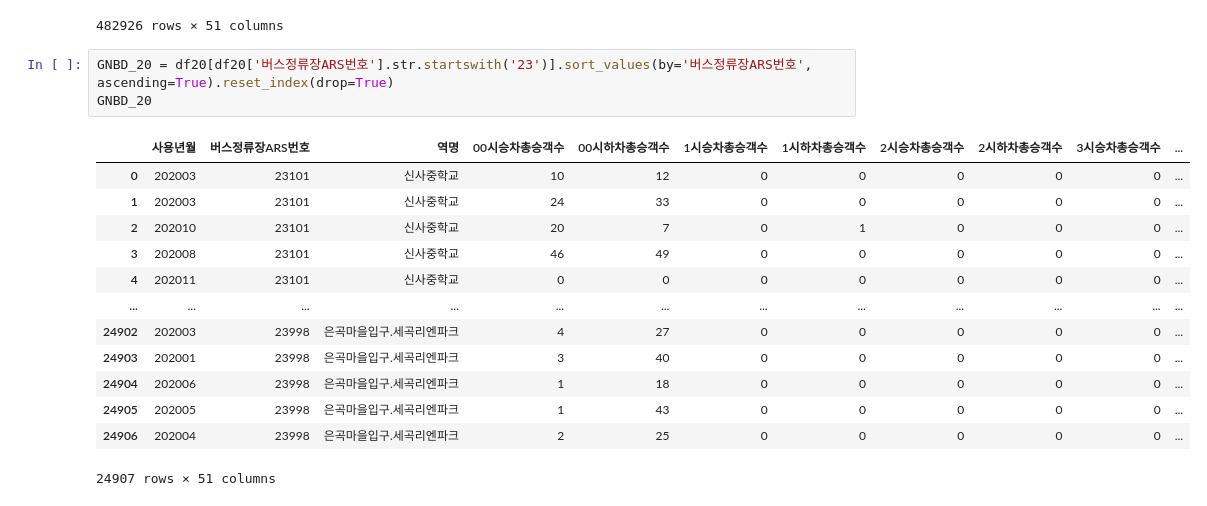
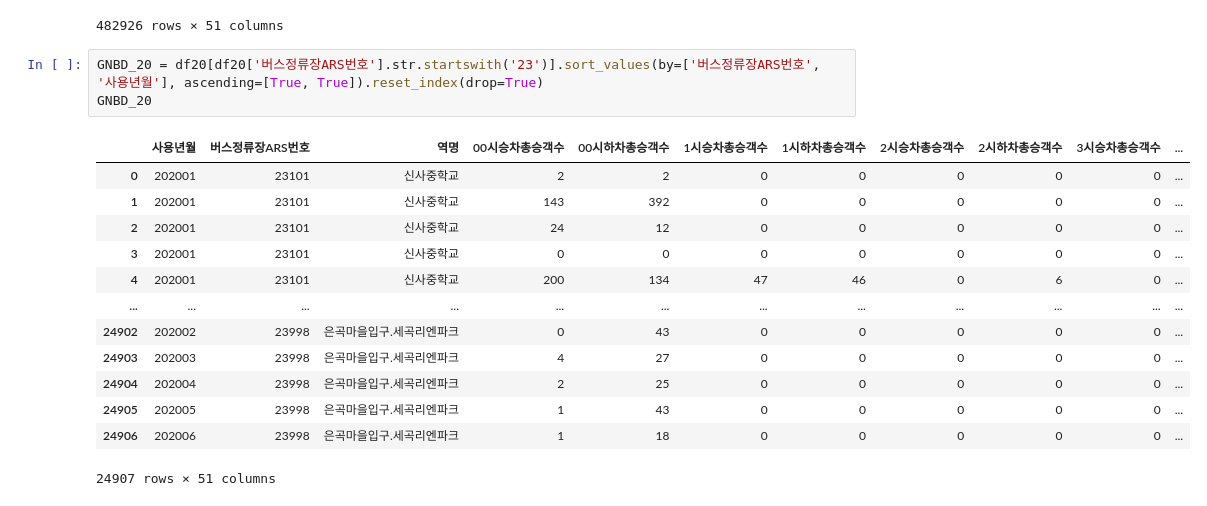
Before and after one commit to GyudongHan/Project_1, a Jupyter notebook: make_2020-2022.ipynb, the cells around one changed output. Cells and saved outputs as stored; diff of their text form.

```diff
--- a/make_2020-2022.ipynb
+++ b/make_2020-2022.ipynb
@@ -306,20 +307,20 @@ df22
 | 482985 | 202212 | 30745 | 초롱꽃마을13단지(00009) | 28.0 | 2.0 | 8.0 | ... |
 482926 rows × 51 columns
 # %%
-GNBD_20 = df20[df20['버스정류장ARS번호'].str.startswith('23')].sort_values(by='버스정류장ARS번호', ascending=True).reset_index(drop=True)
+GNBD_20 = df20[df20['버스정류장ARS번호'].str.startswith('23')].sort_values(by=['버스정류장ARS번호', '사용년월'], ascending=[True, True]).reset_index(drop=True)
 GNBD_20
 # %% [output]
 |  | 사용년월 | 버스정류장ARS번호 | 역명 | 00시승차총승객수 | 00시하차총승객수 | 1시승차총승객수 | 1시하차총승객수 | 2시승차총승객수 | 2시하차총승객수 | 3시승차총승객수 | ... |
-| 0 | 202003 | 23101 | 신사중학교 | 10 | 12 | 0 | 0 | 0 | 0 | 0 | ... |
-| 1 | 202003 | 23101 | 신사중학교 | 24 | 33 | 0 | 0 | 0 | 0 | 0 | ... |
-| 2 | 202010 | 23101 | 신사중학교 | 20 | 7 | 0 | 1 | 0 | 0 | 0 | ... |
-| 3 | 202008 | 23101 | 신사중학교 | 46 | 49 | 0 | 0 | 0 | 0 | 0 | ... |
-| 4 | 202011 | 23101 | 신사중학교 | 0 | 0 | 0 | 0 | 0 | 0 | 0 | ... |
+| 0 | 202001 | 23101 | 신사중학교 | 2 | 2 | 0 | 0 | 0 | 0 | 0 | ... |
+| 1 | 202001 | 23101 | 신사중학교 | 143 | 392 | 0 | 0 | 0 | 0 | 0 | ... |
+| 2 | 202001 | 23101 | 신사중학교 | 24 | 12 | 0 | 0 | 0 | 0 | 0 | ... |
+| 3 | 202001 | 23101 | 신사중학교 | 0 | 0 | 0 | 0 | 0 | 0 | 0 | ... |
+| 4 | 202001 | 23101 | 신사중학교 | 200 | 134 | 47 | 46 | 0 | 6 | 0 | ... |
 | ... | ... | ... | ... | ... | ... | ... | ... | ... | ... | ... | ... |
-| 24902 | 202003 | 23998 | 은곡마을입구.세곡리엔파크 | 4 | 27 | 0 | 0 | 0 | 0 | 0 | ... |
-| 24903 | 202001 | 23998 | 은곡마을입구.세곡리엔파크 | 3 | 40 | 0 | 0 | 0 | 0 | 0 | ... |
-| 24904 | 202006 | 23998 | 은곡마을입구.세곡리엔파크 | 1 | 18 | 0 | 0 | 0 | 0 | 0 | ... |
+| 24902 | 202002 | 23998 | 은곡마을입구.세곡리엔파크 | 0 | 43 | 0 | 0 | 0 | 0 | 0 | ... |
+| 24903 | 202003 | 23998 | 은곡마을입구.세곡리엔파크 | 4 | 27 | 0 | 0 | 0 | 0 | 0 | ... |
+| 24904 | 202004 | 23998 | 은곡마을입구.세곡리엔파크 | 2 | 25 | 0 | 0 | 0 | 0 | 0 | ... |
 | 24905 | 202005 | 23998 | 은곡마을입구.세곡리엔파크 | 1 | 43 | 0 | 0 | 0 | 0 | 0 | ... |
-| 24906 | 202004 | 23998 | 은곡마을입구.세곡리엔파크 | 2 | 25 | 0 | 0 | 0 | 0 | 0 | ... |
+| 24906 | 202006 | 23998 | 은곡마을입구.세곡리엔파크 | 1 | 18 | 0 | 0 | 0 | 0 | 0 | ... |
 24907 rows × 51 columns
 # %%
```
Also changed, not shown: parts of 22 cells of this notebook, 7 other files.
